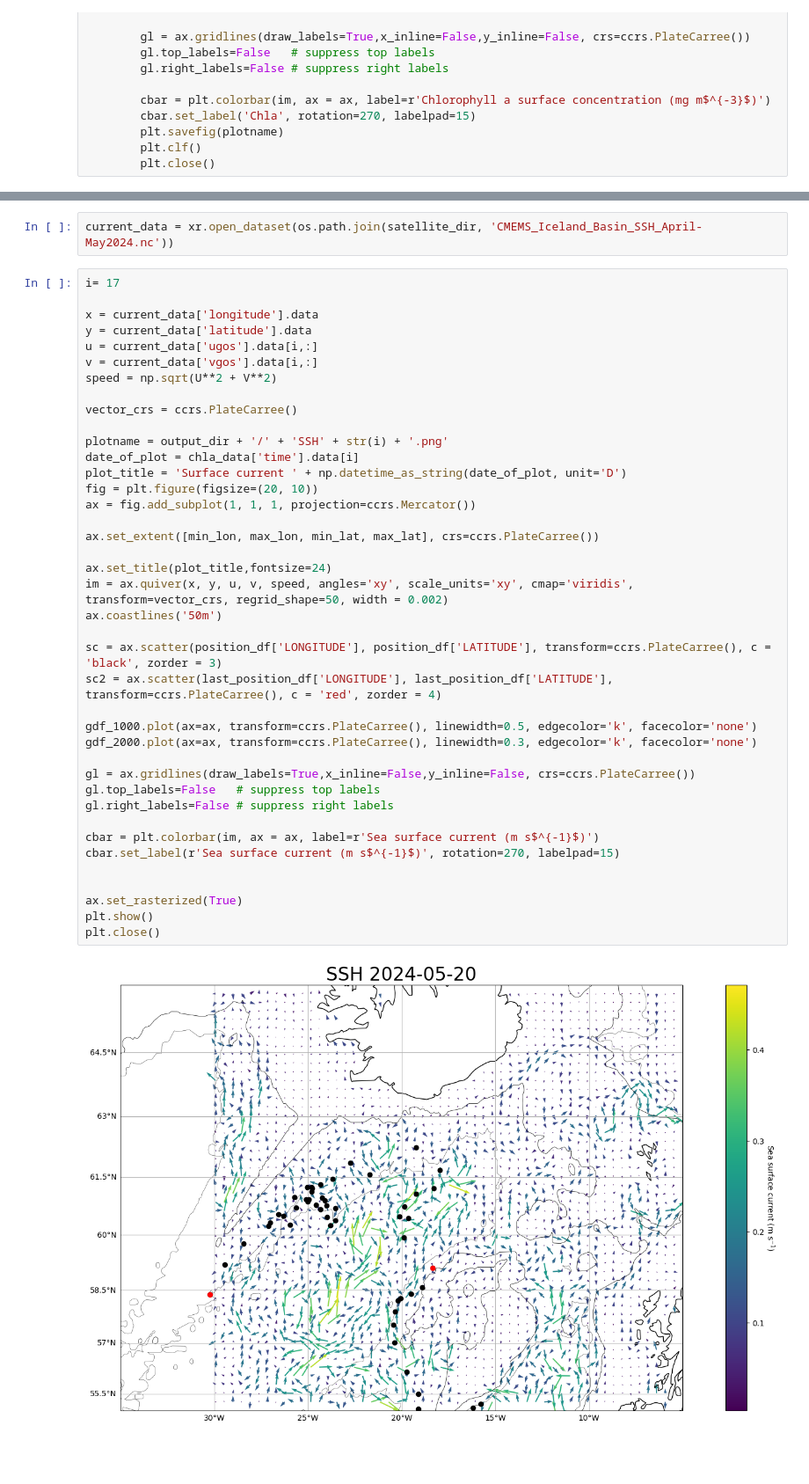
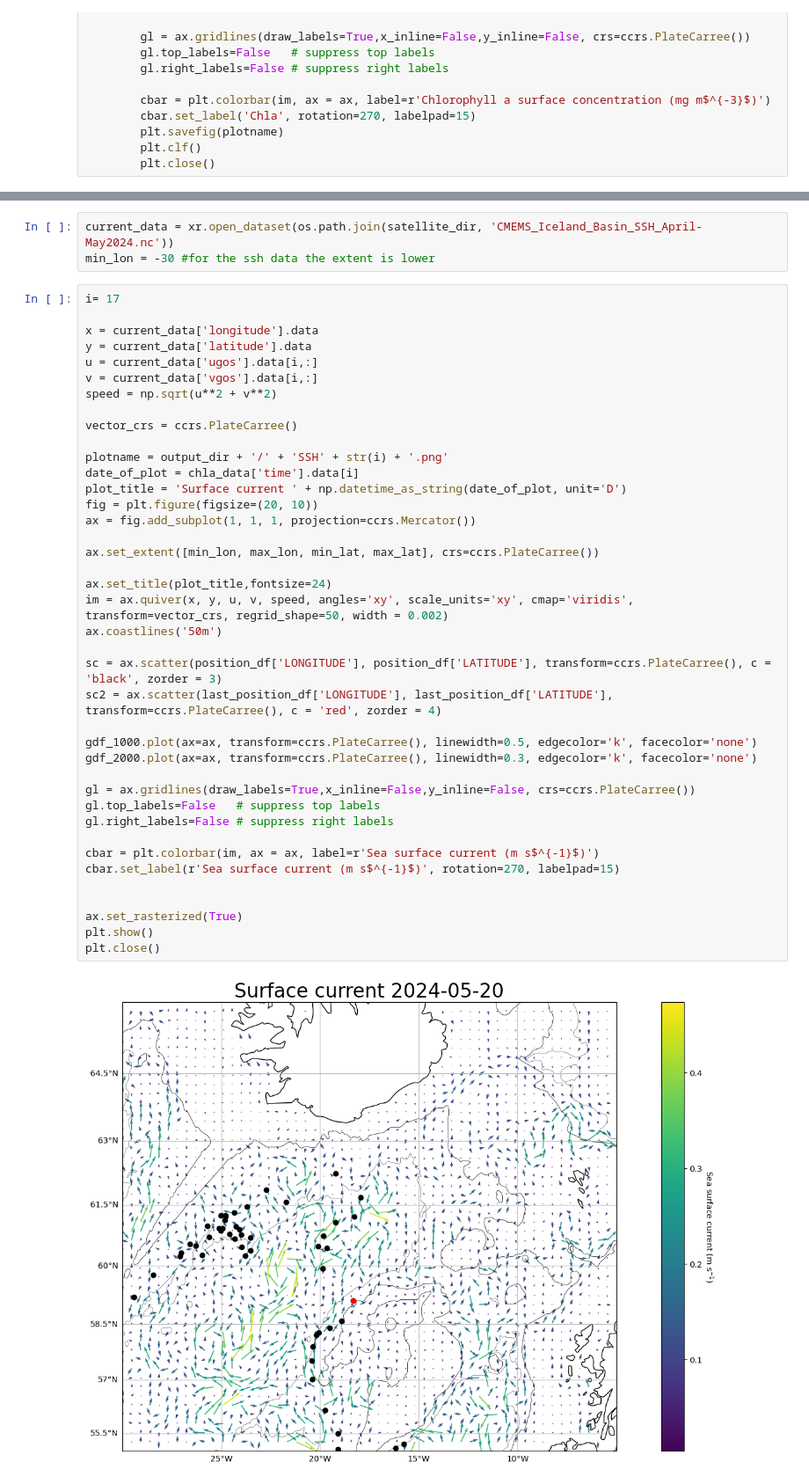
Before and after one commit to NOC-OBG-Autonomy/biocarbon_nrt_data_viz, a Jupyter notebook: Python_notebooks/temp_sat_vis_notebook.ipynb, the cells around one changed output, grey strips where cells are left out. Shown at 88% size. Drawn from its saved outputs; the diff is of its cells as text; blank space fills up the shorter version.

Commit message:
Surface current plot

```diff
--- a/Python_notebooks/temp_sat_vis_notebook.ipynb
+++ b/Python_notebooks/temp_sat_vis_notebook.ipynb
@@ -179,5 +177,6 @@ plt.close()
 # %%
 current_data = xr.open_dataset(os.path.join(satellite_dir, 'CMEMS_Iceland_Basin_SSH_April-May2024.nc'))
+min_lon = -30 #for the ssh data the extent is lower
 # %%
 i= 17
 
@@ -185,38 +184,38 @@ x = current_data['longitude'].data
 y = current_data['latitude'].data
 u = current_data['ugos'].data[i,:]
 v = current_data['vgos'].data[i,:]
-speed = np.sqrt(U**2 + V**2)
+speed = np.sqrt(u**2 + v**2)
 
 vector_crs = ccrs.PlateCarree()
 
 plotname = output_dir + '/' + 'SSH' + str(i) + '.png'
 date_of_plot = chla_data['time'].data[i]
 plot_title = 'Surface current ' + np.datetime_as_string(date_of_plot, unit='D')
 fig = plt.figure(figsize=(20, 10))
 ax = fig.add_subplot(1, 1, 1, projection=ccrs.Mercator())
 
 ax.set_extent([min_lon, max_lon, min_lat, max_lat], crs=ccrs.PlateCarree())
 
 ax.set_title(plot_title,fontsize=24)
 im = ax.quiver(x, y, u, v, speed, angles='xy', scale_units='xy', cmap='viridis', transform=vector_crs, regrid_shape=50, width = 0.002)
 ax.coastlines('50m')
 
 sc = ax.scatter(position_df['LONGITUDE'], position_df['LATITUDE'], transform=ccrs.PlateCarree(), c = 'black', zorder = 3)
 sc2 = ax.scatter(last_position_df['LONGITUDE'], last_position_df['LATITUDE'], transform=ccrs.PlateCarree(), c = 'red', zorder = 4)
 
 gdf_1000.plot(ax=ax, transform=ccrs.PlateCarree(), linewidth=0.5, edgecolor='k', facecolor='none')
 gdf_2000.plot(ax=ax, transform=ccrs.PlateCarree(), linewidth=0.3, edgecolor='k', facecolor='none')
 
 gl = ax.gridlines(draw_labels=True,x_inline=False,y_inline=False, crs=ccrs.PlateCarree())
 gl.top_labels=False   # suppress top labels
 gl.right_labels=False # suppress right labels
 
 cbar = plt.colorbar(im, ax = ax, label=r'Sea surface current (m s$^{-1}$)')
 cbar.set_label(r'Sea surface current (m s$^{-1}$)', rotation=270, labelpad=15)
 
 
 ax.set_rasterized(True)
 plt.show()
 plt.close()
 # %% [output]
-[figure, old version]
+[figure, new version]
```
Also changed, not shown: parts of 4 cells of this notebook.
